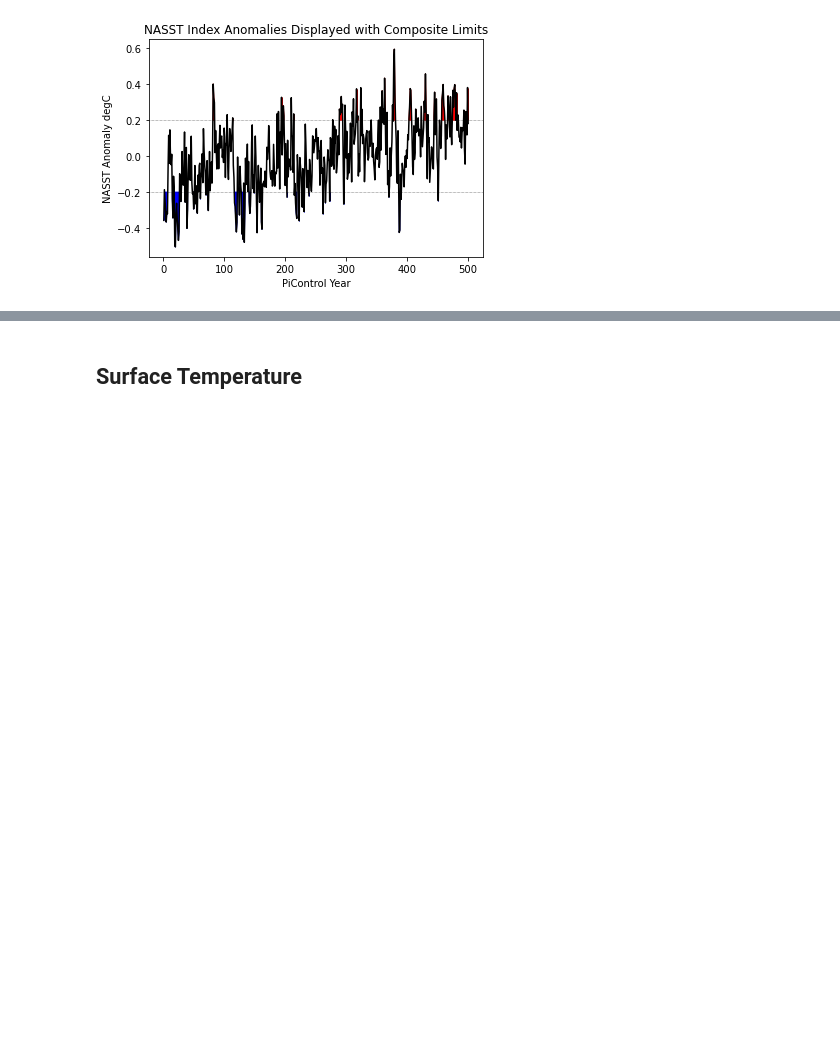
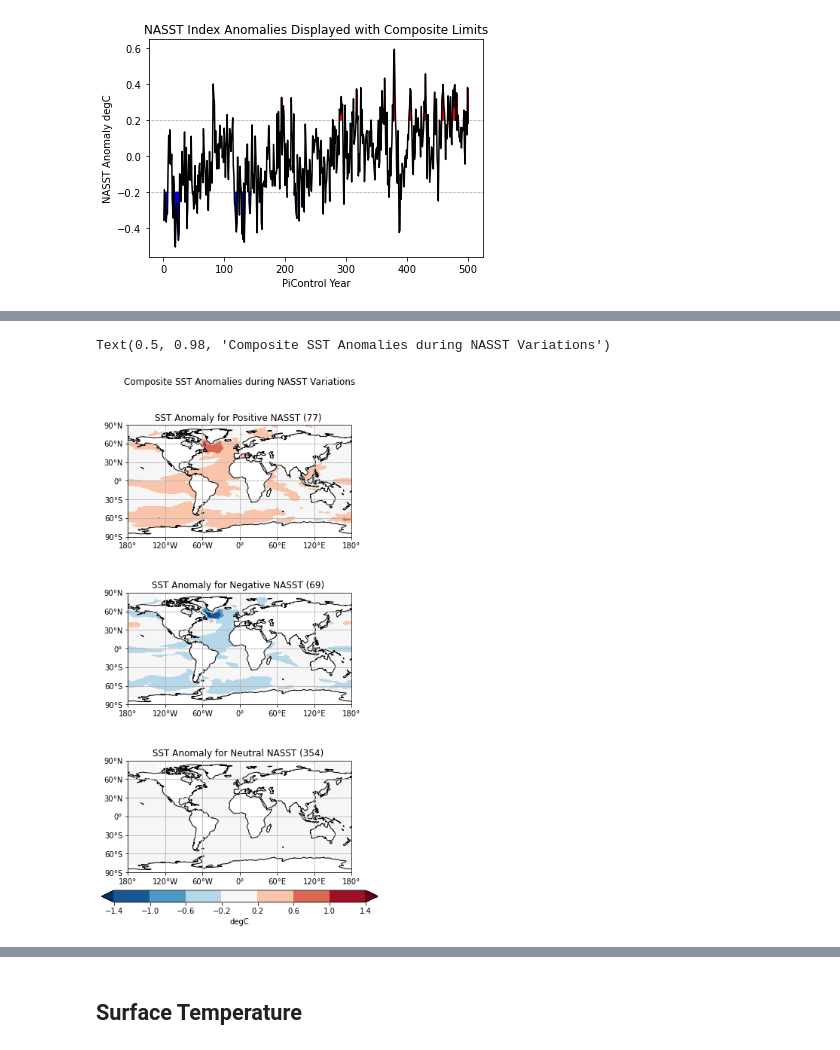
Before and after one commit to dnedza/clim680_assignments, a Jupyter notebook: clim680_assign3_dnedza.ipynb, the cells around one changed output, grey strips where cells are left out. Drawn from its saved outputs; the diff is of its cells as text; code cells hidden in the pictures; blank space fills up the shorter version.

```diff
--- a/clim680_assign3_dnedza.ipynb
+++ b/clim680_assign3_dnedza.ipynb
@@ -351,0 +447,48 @@ plt.xlabel( 'PiControl Year' );
+# %%
+labels = ['Positive NASST', 'Negative NASST', 'Neutral NASST'];
+clevs = np.arange( -1.4, 1.8, 0.4 );
+
+## Define the figure and each axis for the 3 rows and 3 columns
+fig, axs = plt.subplots( nrows = 3, ncols = 1,
+                       subplot_kw = {'projection': ccrs.PlateCarree() },
+                       figsize = (8.5, 11) );
+## axs is a 2 dimensional array of 'GeoAxes'.
+##We will flatten this into a 1D array
+axs = axs.flatten();
+
+##Loop over each of the conditions and plot
+for i, nasst in enumerate( comp_sst ):
+    ##Select the comp
+    data = comp_sst[i]['tos'];
+    ##Add the cyclic point
+    data,lons = add_cyclic_point( data, coord = comp_sst[i]['rlon'] );
+    ##Create the contour plot
+    cs = axs[i].contourf( lons, comp_sst[i]['rlat'], data, clevs,
+                        transform = ccrs.PlateCarree(),
+                        cmap = 'RdBu_r', extend = 'both' );
+    ##Longitude labels
+    axs[i].set_xticks( np.arange( -180, 181, 60 ), crs = ccrs.PlateCarree() );
+    lon_formatter = cticker.LongitudeFormatter();
+    axs[i].xaxis.set_major_formatter( lon_formatter );
+    ##Latitude labels
+    axs[i].set_yticks( np.arange( -90, 91, 30 ), crs = ccrs.PlateCarree() );
+    lat_formatter = cticker.LatitudeFormatter();
+    axs[i].yaxis.set_major_formatter( lat_formatter );
+    ##Title each subplot with the name of the composite
+    axs[i].set_title( 'SST Anomaly for ' + labels[i] + ' (' + str(counts[i]) + ') ' );
+    ##Draw the coastlines for each subplot
+    axs[i].coastlines();
+    axs[i].gridlines();
+
+
+##Adjust the location of the subplots to make room for colorbar
+fig.subplots_adjust( bottom = 0.15, top = 0.9, left = 0.05, right = 0.95,
+                   wspace = 0.1, hspace = 0.5 );
+##Add a colorbar axis
+cbar_ax = fig.add_axes( [0.2, 0.1, 0.6, 0.02] );
+cbar = fig.colorbar( cs, cax = cbar_ax, orientation = 'horizontal', label = 'degC' );
+
+plt.suptitle( 'Composite SST Anomalies during NASST Variations')
+# %% [output]
+Text(0.5, 0.98, 'Composite SST Anomalies during NASST Variations')
+[figure, added]
```
Also changed, not shown: parts of 6 cells of this notebook.
